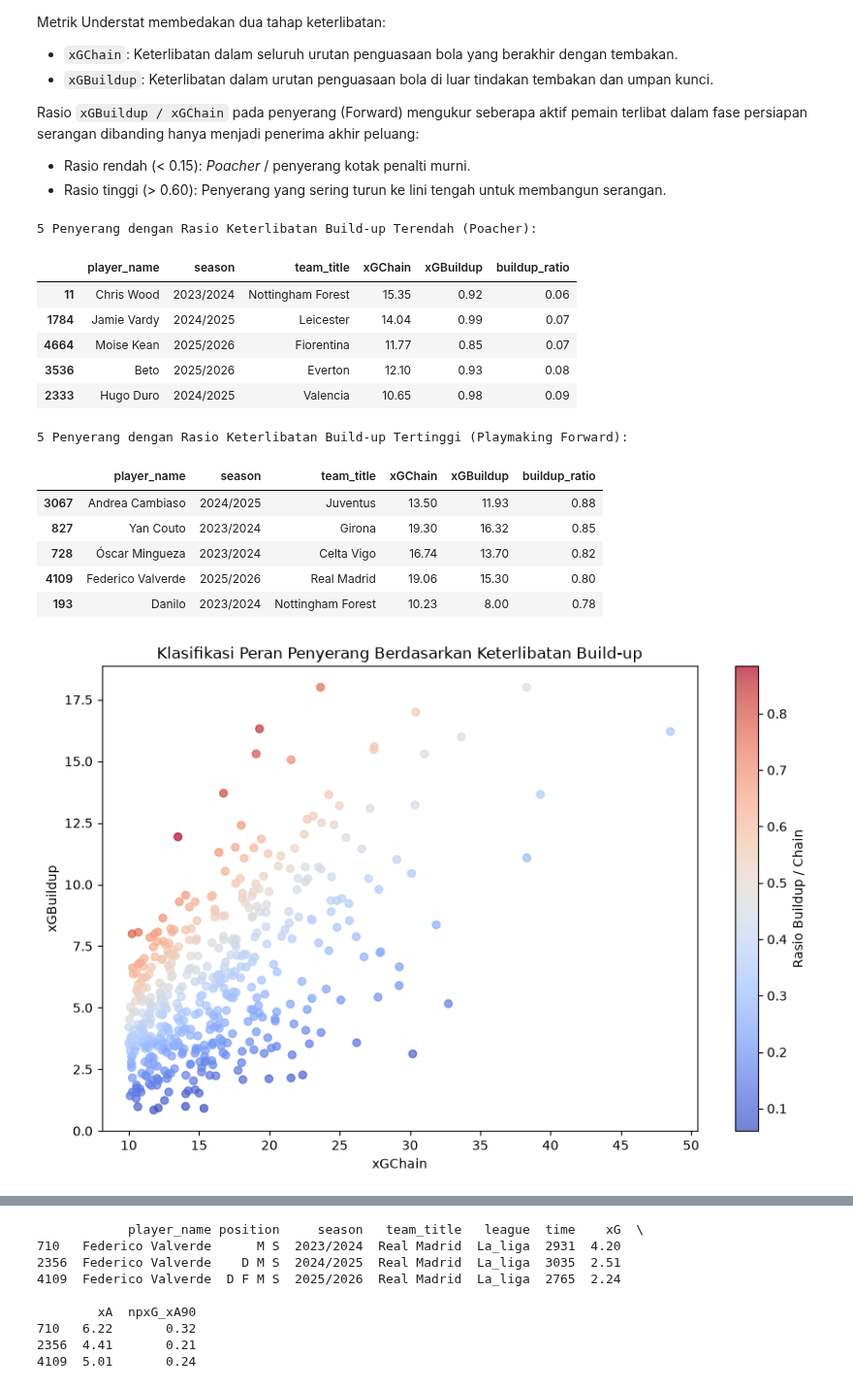
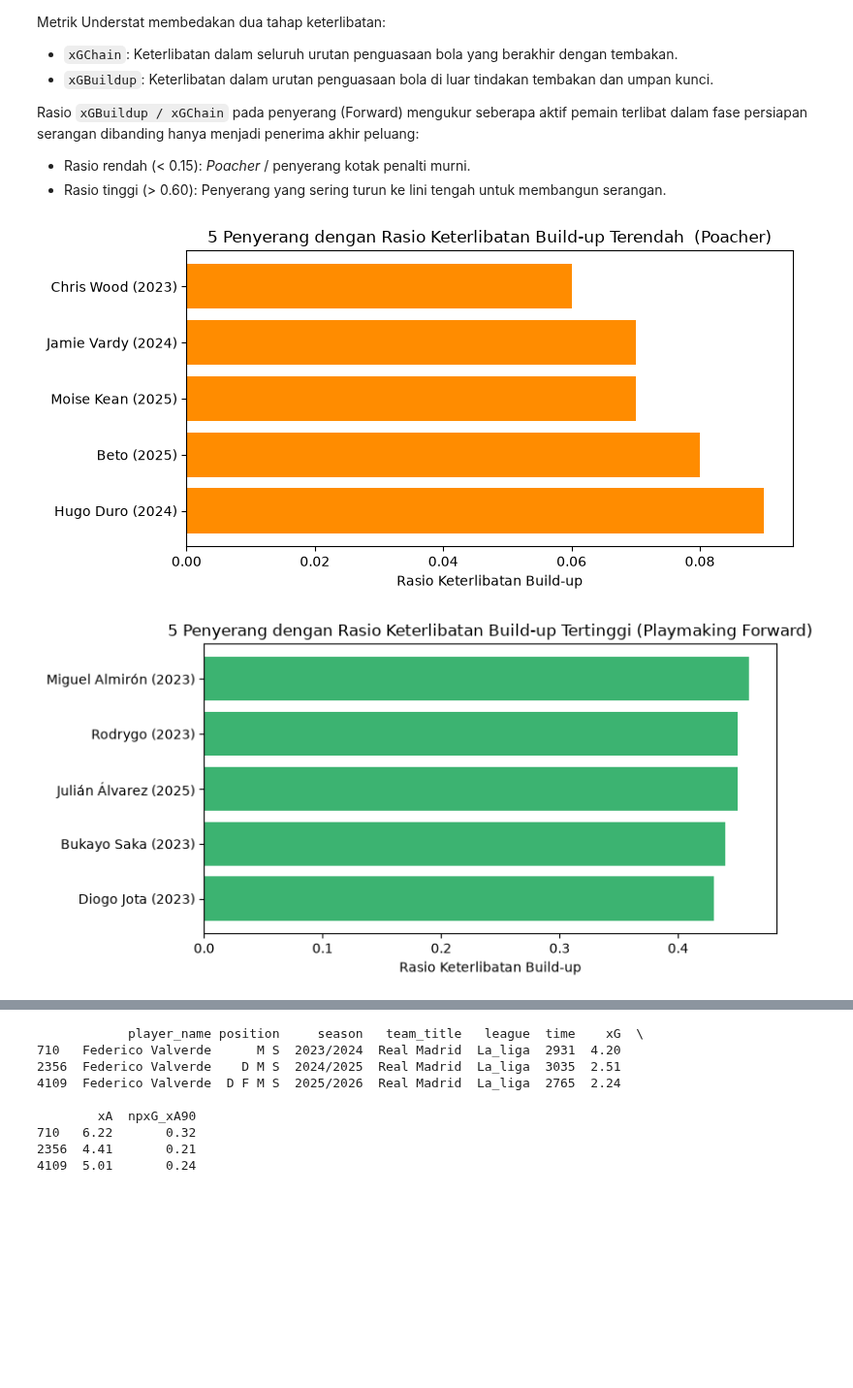
Before and after one commit to Fahmialfayadh/Praktikum-datamining, a Jupyter notebook: praktikum-webscrap/5054251015_webscrapping.ipynb, the cells around one changed output, grey strips where cells are left out. Shown at 97% size. Cells and saved outputs as stored; diff of their text form; code cells hidden in the pictures; blank space fills up the shorter version.

```diff
--- a/praktikum-webscrap/5054251015_webscrapping.ipynb
+++ b/praktikum-webscrap/5054251015_webscrapping.ipynb
@@ -298,38 +347,42 @@ Rasio `xGBuildup / xGChain` pada penyerang (Forward) mengukur seberapa aktif pem
 - Rasio tinggi (> 0.60): Penyerang yang sering turun ke lini tengah untuk membangun serangan.
 # %%
 # Filter posisi forward dengan keterlibatan serangan signifikan (xGChain >= 10)
-forwards = df_min[(df_min['position'].str.contains('F')) & (df_min['xGChain'] >= 10)].copy()
+forwards = df_min[
+    (df_min['position'].str.contains('F', na=False)) &
+    (~df_min['position'].str.contains('D', na=False)) &
+    (~df_min['position'].str.contains('M', na=False)) &
+    (~df_min['position'].str.contains('W', na=False)) &
+    (df_min['xGChain'] >= 10)
+].copy()
 
 poachers = forwards.nsmallest(5, 'buildup_ratio')[['player_name', 'season', 'team_title', 'xGChain', 'xGBuildup', 'buildup_ratio']].round(2)
 playmaking_fwd = forwards.nlargest(5, 'buildup_ratio')[['player_name', 'season', 'team_title', 'xGChain', 'xGBuildup', 'buildup_ratio']].round(2)
 
-print("5 Penyerang dengan Rasio Keterlibatan Build-up Terendah (Poacher):")
-display(poachers)
+# =========== visualisasi poacher
 
-print("\n5 Penyerang dengan Rasio Keterlibatan Build-up Tertinggi (Playmaking Forward):")
-display(playmaking_fwd)
+plt.figure(figsize=(8, 4))
+labels_poacher = [f"{row['player_name']} ({row['season'][:4]})" for _, row in poachers.iterrows()]
+plt.barh(labels_poacher[::-1], poachers['buildup_ratio'][::-1], color='darkorange')
+plt.xlabel('Rasio Keterlibatan Build-up')
+plt.title('5 Penyerang dengan Rasio Keterlibatan Build-up Terendah  (Poacher)')
+plt.tight_layout()
+
+# =========== visualisasi playmaking forward (dalam artian sering terlibat dalam build up)
+plt.figure(figsize=(8, 4))
+labels_playmaking = [f"{row['player_name']} ({row['season'][:4]})" for _, row in playmaking_fwd.iterrows()]
+plt.barh(labels_playmaking[::-1], playmaking_fwd['buildup_ratio'][::-1], color='mediumseagreen')
+plt.xlabel('Rasio Keterlibatan Build-up')
+plt.title('5 Penyerang dengan Rasio Keterlibatan Build-up Tertinggi (Playmaking Forward)')
+plt.tight_layout()
+
 
 # Scatter plot: xGChain vs xGBuildup
 plt.figure(figsize=(9, 6))
 plt.scatter(forwards['xGChain'], forwards['xGBuildup'], c=forwards['buildup_ratio'], cmap='coolwarm', alpha=0.7)
 plt.colorbar(label='Rasio Buildup / Chain')
 plt.xlabel('xGChain')
 plt.ylabel('xGBuildup')
 plt.title('Klasifikasi Peran Penyerang Berdasarkan Keterlibatan Build-up')
-plt.tight_layout()
 # %% [output]
-5 Penyerang dengan Rasio Keterlibatan Build-up Terendah (Poacher):
-|  | player_name | season | team_title | xGChain | xGBuildup | buildup_ratio |
-| 11 | Chris Wood | 2023/2024 | Nottingham Forest | 15.35 | 0.92 | 0.06 |
-| 1784 | Jamie Vardy | 2024/2025 | Leicester | 14.04 | 0.99 | 0.07 |
-| 4664 | Moise Kean | 2025/2026 | Fiorentina | 11.77 | 0.85 | 0.07 |
-| 3536 | Beto | 2025/2026 | Everton | 12.10 | 0.93 | 0.08 |
-| 2333 | Hugo Duro | 2024/2025 | Valencia | 10.65 | 0.98 | 0.09 |
-5 Penyerang dengan Rasio Keterlibatan Build-up Tertinggi (Playmaking Forward):
-|  | player_name | season | team_title | xGChain | xGBuildup | buildup_ratio |
-| 3067 | Andrea Cambiaso | 2024/2025 | Juventus | 13.50 | 11.93 | 0.88 |
-| 827 | Yan Couto | 2023/2024 | Girona | 19.30 | 16.32 | 0.85 |
-| 728 | Óscar Mingueza | 2023/2024 | Celta Vigo | 16.74 | 13.70 | 0.82 |
-| 4109 | Federico Valverde | 2025/2026 | Real Madrid | 19.06 | 15.30 | 0.80 |
-| 193 | Danilo | 2023/2024 | Nottingham Forest | 10.23 | 8.00 | 0.78 |
-[figure, old version]
+[figure, new version]
+[figure, added]
```
Also changed, not shown: parts of 18 cells of this notebook, 2 other files.
